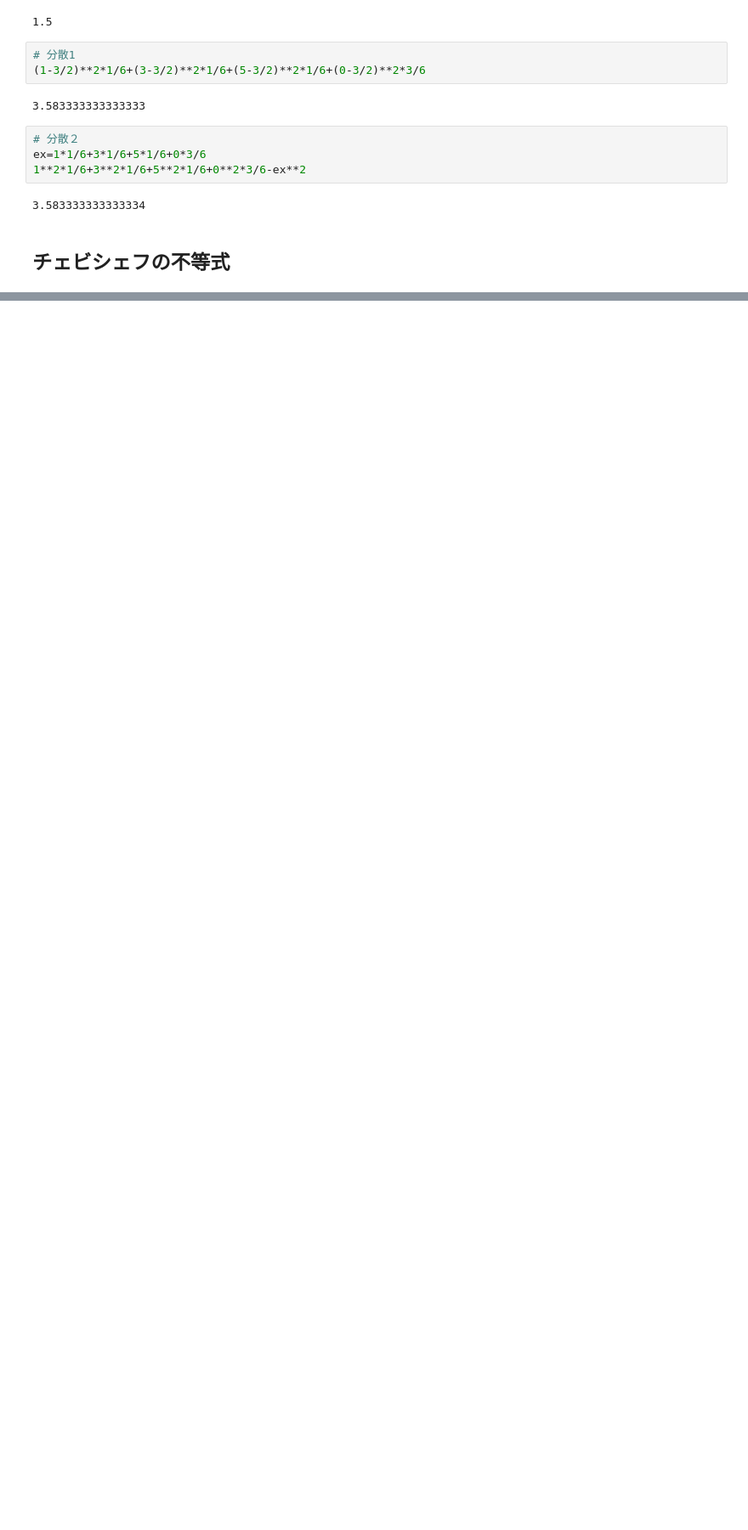
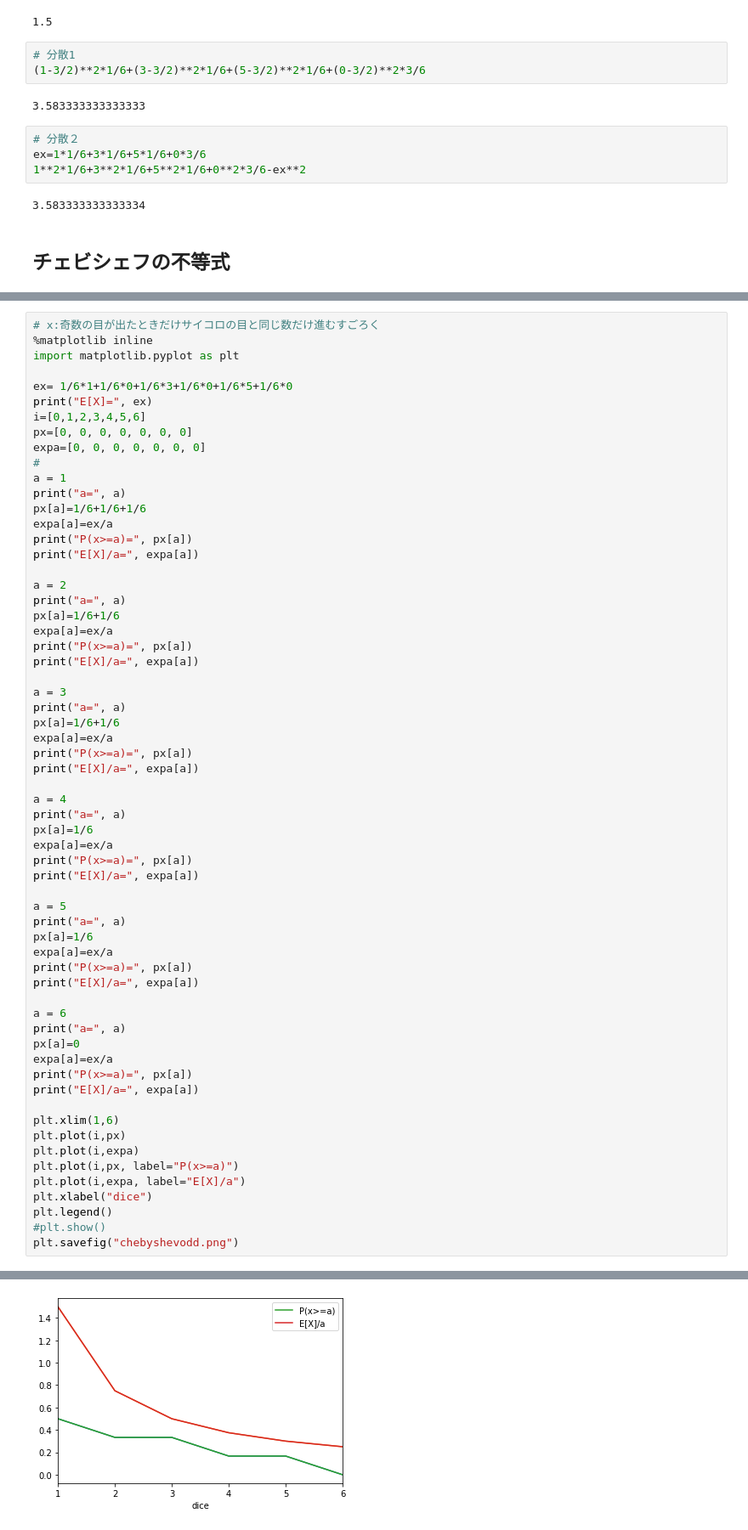
Before and after one commit to ysuzuki29/Class-InformationTheory, a Jupyter notebook: InformationTheory04.ipynb, the cells around one changed output, grey strips where cells are left out. Shown: that part at 85% size. Cells and saved outputs as stored; diff of their text form; blank space fills up the shorter version.

```diff
--- a/InformationTheory04.ipynb
+++ b/InformationTheory04.ipynb
@@ -146,0 +150,63 @@ E[X]/a= 0.5833333333333334
+# %%
+# x:奇数の目が出たときだけサイコロの目と同じ数だけ進むすごろく
+%matplotlib inline
+import matplotlib.pyplot as plt
+
+ex= 1/6*1+1/6*0+1/6*3+1/6*0+1/6*5+1/6*0
+print("E[X]=", ex)
+i=[0,1,2,3,4,5,6]
+px=[0, 0, 0, 0, 0, 0, 0]
+expa=[0, 0, 0, 0, 0, 0, 0]
+#
+a = 1
+print("a=", a)
+px[a]=1/6+1/6+1/6
+expa[a]=ex/a
+print("P(x>=a)=", px[a])
+print("E[X]/a=", expa[a])
+
+a = 2
+print("a=", a)
+px[a]=1/6+1/6
+expa[a]=ex/a
+print("P(x>=a)=", px[a])
+print("E[X]/a=", expa[a])
+
+a = 3
+print("a=", a)
+px[a]=1/6+1/6
+expa[a]=ex/a
+print("P(x>=a)=", px[a])
+print("E[X]/a=", expa[a])
+
+a = 4
+print("a=", a)
+px[a]=1/6
+expa[a]=ex/a
+print("P(x>=a)=", px[a])
+print("E[X]/a=", expa[a])
+
+a = 5
+print("a=", a)
+px[a]=1/6
+expa[a]=ex/a
+print("P(x>=a)=", px[a])
+print("E[X]/a=", expa[a])
+
+a = 6
+print("a=", a)
+px[a]=0
+expa[a]=ex/a
+print("P(x>=a)=", px[a])
+print("E[X]/a=", expa[a])
+
+plt.xlim(1,6)
+plt.plot(i,px)
+plt.plot(i,expa)
+plt.plot(i,px, label="P(x>=a)")
+plt.plot(i,expa, label="E[X]/a")
+plt.xlabel("dice")
+plt.legend()
+#plt.show()
+plt.savefig("chebyshevodd.png")
+# %% [output]
@@ -146,0 +232 @@ E[X]/a= 0.5833333333333334
+[figure, added]
```
Also changed, not shown: parts of 2 cells of this notebook.
